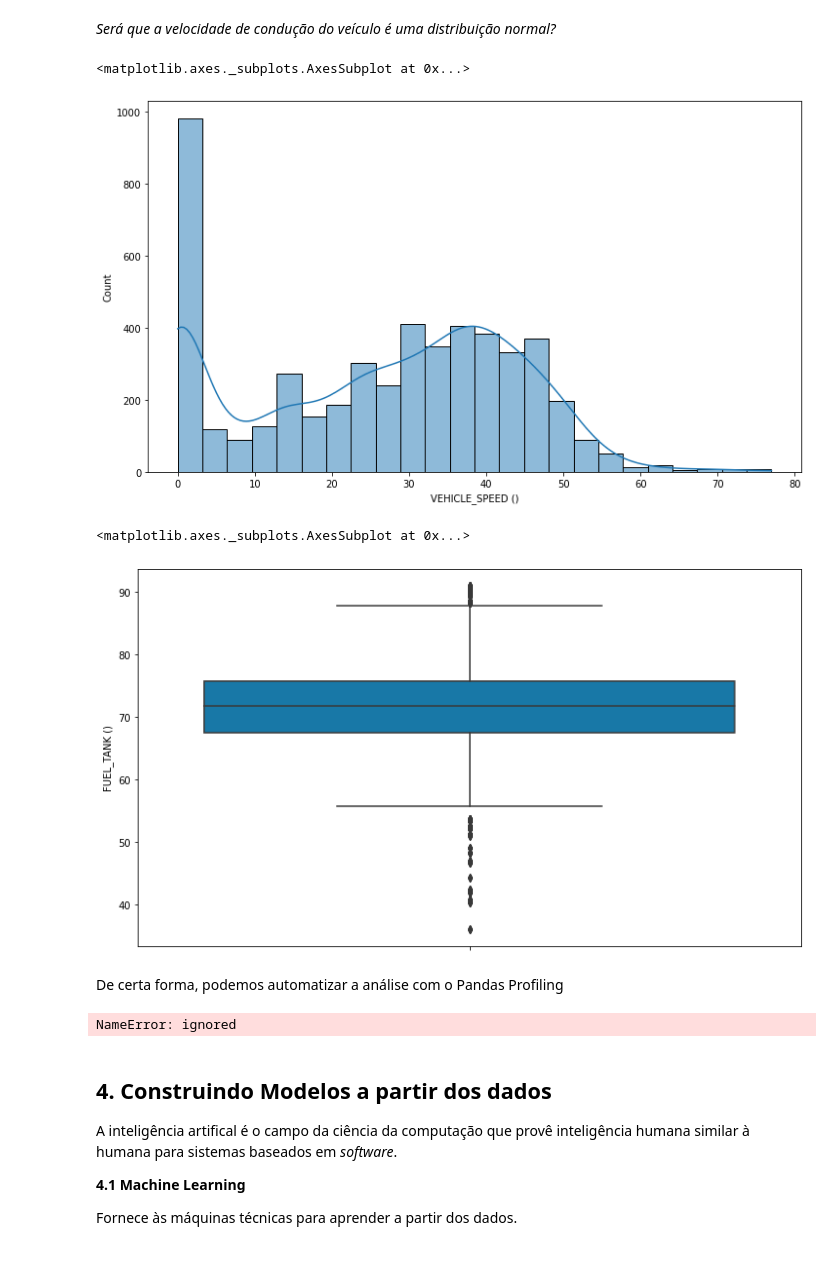
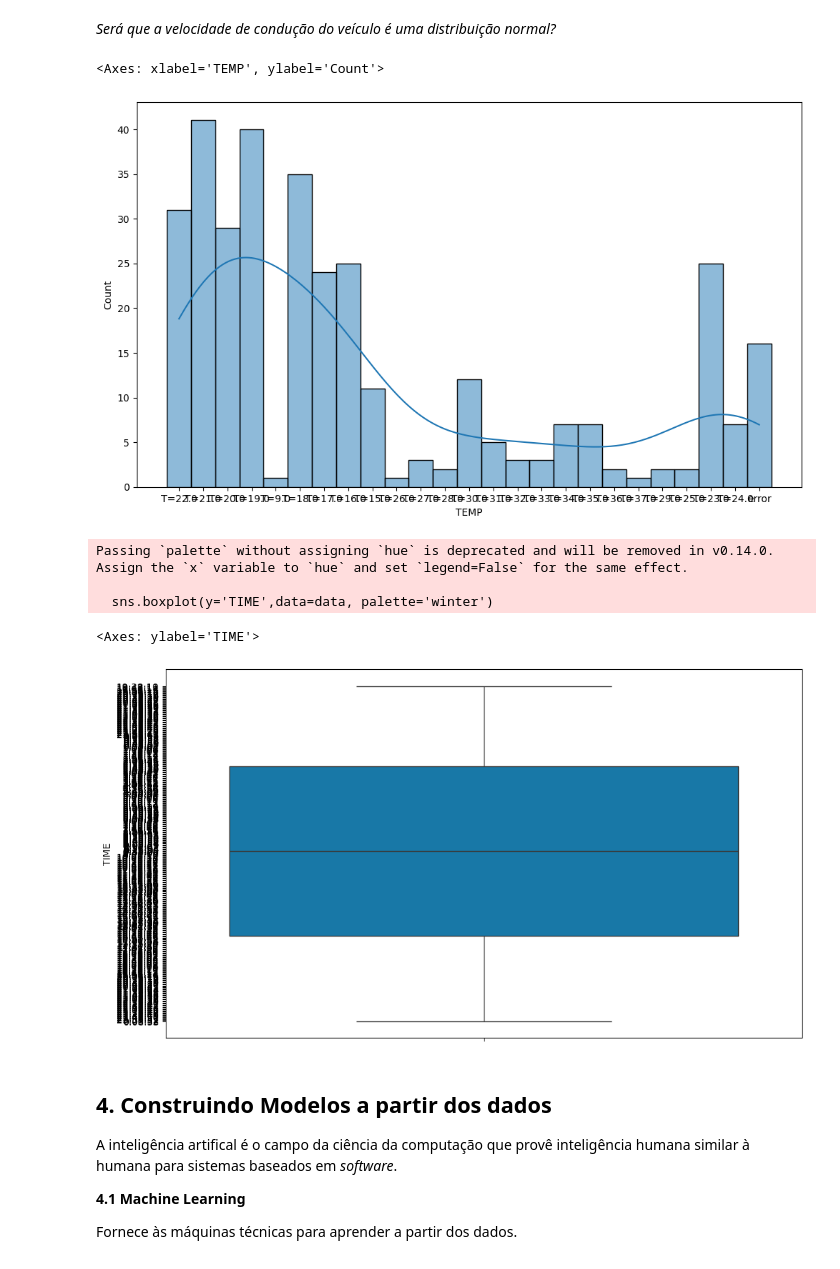
Before and after one commit to rebecabrandao1/Oxetech-python-ci-ncia-de-dados, a Jupyter notebook: Projeto.ipynb, the cells around one changed output. Cells and saved outputs as stored; diff of their text form; code cells hidden in the pictures.

```diff
--- a/Projeto.ipynb
+++ b/Projeto.ipynb
@@ -158,5 +161,5 @@ Alguns dos mais importantes são:
 - **read_csv**: para ler arquivos .csv
 - **read_xlsx**: para ler arquivos Excel .xlsx
 # %%
-car = pd.read_csv('car_trip.csv')
+data = pd.read_csv('log_temp.csv')
 # %%
@@ -173,0 +174,2 @@ car = car.drop_duplicates()
+# %%
+data = data.drop_duplicates()
@@ -206,2 +207,13 @@ plt.plot(car['ENGINE_RUN_TINE ()'], car['VEHICLE_SPEED ()'])
+# %%
+data['TEMP'] = data['TEMP'].astype(str)
+data['HUM'] = data['HUM'].astype(str)
+
+# Remove the 'T=' and 'H=' parts from the strings
+data['TEMP'] = data['TEMP'].str.replace('T=', '')
+data['HUM'] = data['HUM'].str.replace('H=', '')
+
+# Convert the cleaned strings to floats
+data['TEMP'] = data['TEMP'].astype(float)
+data['HUM'] = data['HUM'].astype(float)
 # %%
 fig = plt.figure(figsize=(10,6))
@@ -215,15 +227,16 @@ plt.plot(car['ENGINE_RUN_TINE ()'], car['FUEL_TANK ()'])
 *Será que a velocidade de condução do veículo é uma distribuição normal?*
 # %%
 plt.figure(figsize=(12, 7))
-sns.histplot(data=car, x="VEHICLE_SPEED ()", kde=True)
+sns.histplot(data=data, x="TEMP", kde=True)
 # %% [output]
-<matplotlib.axes._subplots.AxesSubplot at 0x...>
+<Axes: xlabel='TEMP', ylabel='Count'>
-[figure, old version]
+[figure, new version]
 # %%
 plt.figure(figsize=(12, 7))
-sns.boxplot(y='FUEL_TANK ()',data=car, palette='winter')
+sns.boxplot(y='TIME',data=data, palette='winter')
 # %% [output]
-<matplotlib.axes._subplots.AxesSubplot at 0x...>
+Passing `palette` without assigning `hue` is deprecated and will be removed in v0.14.0. Assign the `x` variable to `hue` and set `legend=False` for the same effect.
+
+  sns.boxplot(y='TIME',data=data, palette='winter')
+<Axes: ylabel='TIME'>
-[figure, old version]
+[figure, new version]
-# %% [markdown]
-De certa forma, podemos automatizar a análise com o Pandas Profiling
@@ -240,7 +243,3 @@ De certa forma, podemos automatizar a análise com o Pandas Profiling
-# %%
-profile.to_file("profile.html")
-# %% [output]
-NameError: ignored
 # %% [markdown]
 ## 4. Construindo Modelos a partir dos dados
 
```
Also changed, not shown: parts of 19 cells of this notebook.
